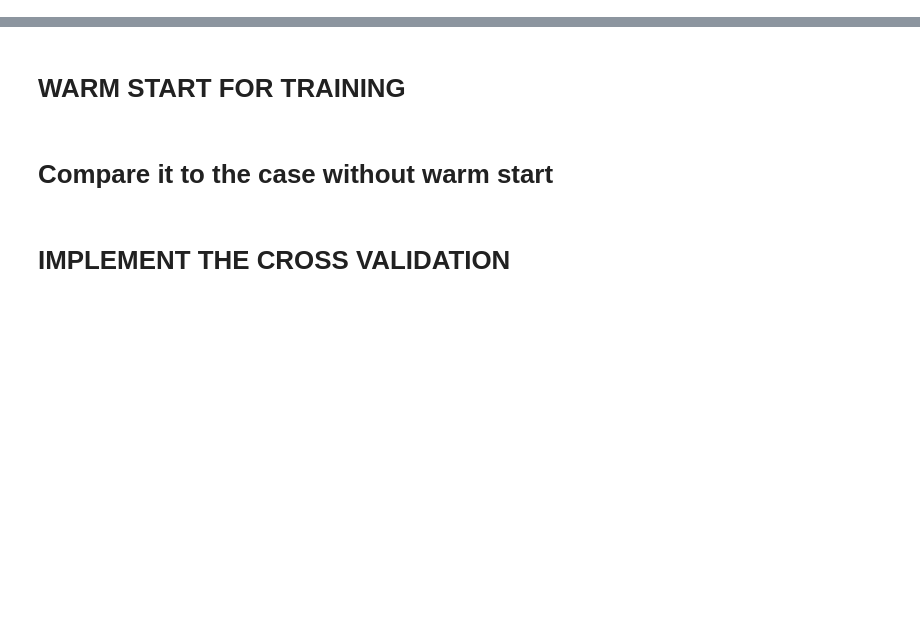
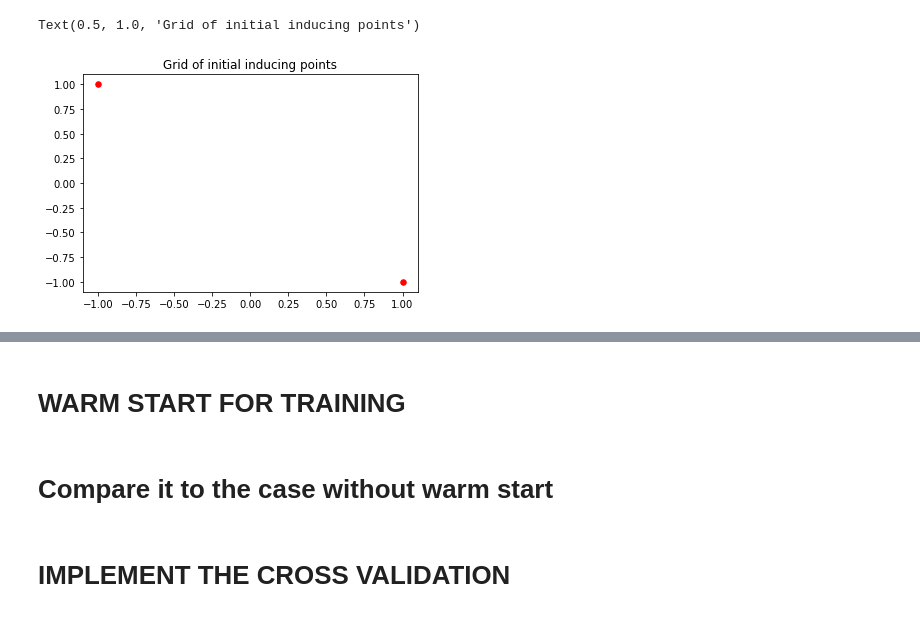
Before and after one commit to SeanNassimiha/CSML-MSc-Project, a Jupyter notebook: Models/Bounded_GPs-Implement_CV.ipynb, the cells around one changed output, grey strips where cells are left out. Cells and saved outputs as stored; diff of their text form; code cells hidden in the pictures; blank space fills up the shorter version.

```diff
--- a/Models/Bounded_GPs-Implement_CV.ipynb
+++ b/Models/Bounded_GPs-Implement_CV.ipynb
@@ -25,22 +25,26 @@ import kernels_definitions as kerns
 %autoreload 2
 # %%
 #DATA VARIABLES
-SYSTEMS_NUM = 100
+SYSTEMS_NUM = 2
 TIMESTEPS_NUM = 50000
-TRAIN_FRAC = 200  #IF TRAIN_FRAC > 1 THEN IT BECOMES THE LENGTH OF THE TEST SET
+TRAIN_FRAC = 24  #IF TRAIN_FRAC > 1 THEN IT BECOMES THE LENGTH OF THE TEST SET
 GRID_PIXELS = 10
 
 #OPTIMISATION VARIABLES
 LR_ADAM = 0.01
 LR_NEWTON = 0.5
-ITERS = 3
+ITERS = 10
 
 #GP Variables
-VAR_Y = 1
-VAR_F = 1
-LEN_TIME = 12  # step size = 1 (hour)
+VAR_Y = 0.1
 LEN_SPACE = 0.5
 LEN_ALTITUDE = 0.3
+
+#PERIODIC KERNEL
+VAR_PERIOD = 1.5
+VAR_MATERN = 1
+LEN_MATERN = 24 /  (TIMESTEPS_NUM / 100) #48
+LEN_PERIOD = 400 /  (TIMESTEPS_NUM / 100)#24
 
 #Want to use a sparse approximation
 SPARSE = True
@@ -58,20 +62,12 @@ uk_pv['ss_id_string'] = uk_pv['ss_id'].astype('str')
 #data_multiple.plot(legend=False)
 lats = dict(uk_pv.set_index('ss_id')['latitude_noisy'])
 longs = dict(uk_pv.set_index('ss_id')['longitude_noisy'])
-data_multiple = data.iloc[:, :SYSTEMS_NUM][:TIMESTEPS_NUM].reset_index()
+data_multiple = data.sample(frac=1, axis=1).iloc[:, :SYSTEMS_NUM][:TIMESTEPS_NUM].reset_index()
 stacked = mutils.stack_dataframe(data_multiple, lats, longs)
 capacities = uk_pv[uk_pv.ss_id_string.isin(data_multiple.columns)].set_index('ss_id_string')['kwp'].values * 1000
 # %%
 X = np.array(stacked[['epoch', 'longitude', 'latitude']])
 Y = np.array(stacked[['PV']])
-
-from suncalc import get_position, get_times
-date_solar = stacked.datetime.values
-lon_solar = stacked.longitude.values
-lat_solar = stacked.latitude.values
-
-solar_positions = get_position(date_solar, lon_solar, lat_solar)
-solar_altitude = solar_positions['altitude']
 
 # convert to easting and northings
 british_national_grid_coords = convert_bng(X[:, 1], X[:, 2])
@@ -81,7 +77,5 @@ X = np.vstack([X[:, 0],
 
 #Create a space-time grid from X and Y
 t, R, Y = bayesnewton.utils.create_spatiotemporal_grid(X, Y)
-
-# solar_altitudes = solar_altitude.reshape(R.shape[1], R.shape[0], 1).swapaxes(0,1)
-
-# R = np.append(R, solar_altitudes, axis=2)
+#SCALING THE t HERE
+t = t / (TIMESTEPS_NUM / 100)
@@ -88,28 +84,28 @@ t, R, Y = bayesnewton.utils.create_spatiotemporal_grid(X, Y)
 # %%
 #train test split for 3 dimensional data
 t_train, t_test, R_train, R_test, Y_train, Y_test = mutils.train_split_3d(t, R, Y, train_frac = TRAIN_FRAC, split_type = 'Cutoff')
 Y = Y[:,:,0]
 
 #get the mask of the test points
 test_mask = np.in1d(t.squeeze(), t_test.squeeze())
 
 #Scale the data
 scaled_values = mutils.scale_2d_train_test_data(R, Y, R_train, R_test, Y_train, Y_test )
 R_scaler, R_scaled, R_train_scaled, R_test_scaled, _, _, _, _ = scaled_values
 
 #here get a list of scaled coordinates (frozen because at some point in time)
 R_scaled_frozen = R_scaled[0]
 
 # #Create a grid to perform prediction/interpolation on
-r1, r2, Rplot = mutils.create_grid_from_coords(R = R_scaled_frozen, t = t, R_scaler = R_scaler, N_pixels = GRID_PIXELS, date_solar = date_solar)
+r1, r2, Rplot = mutils.create_grid_from_coords(R = R_scaled_frozen, t = t, R_scaler = R_scaler, N_pixels = GRID_PIXELS, date_solar = None)
 
 z = R_scaled[2, ...]
 
-# #CHANGE THE INDUCING POINTS FOR THE SOLAR ALTITUDE TO BE EQUALLY SPACED ALONG THE TOTAL INTERVAL
-# z[:,2] = np.linspace(solar_altitude.min(),solar_altitude.max(),  len(z))
-
 plt.scatter(*zip(*z[:, :2]), marker='o', s=30, color='red')
 plt.title('Grid of initial inducing points')
+# %% [output]
+Text(0.5, 1.0, 'Grid of initial inducing points')
+[figure, added]
 # %%
 #FIXED WINDOW OF 5000 train and 24 test, the 5000 train slide forward
 length_window = 97 * 10
```
Also changed, not shown: parts of 3 cells of this notebook, 5 other files.
